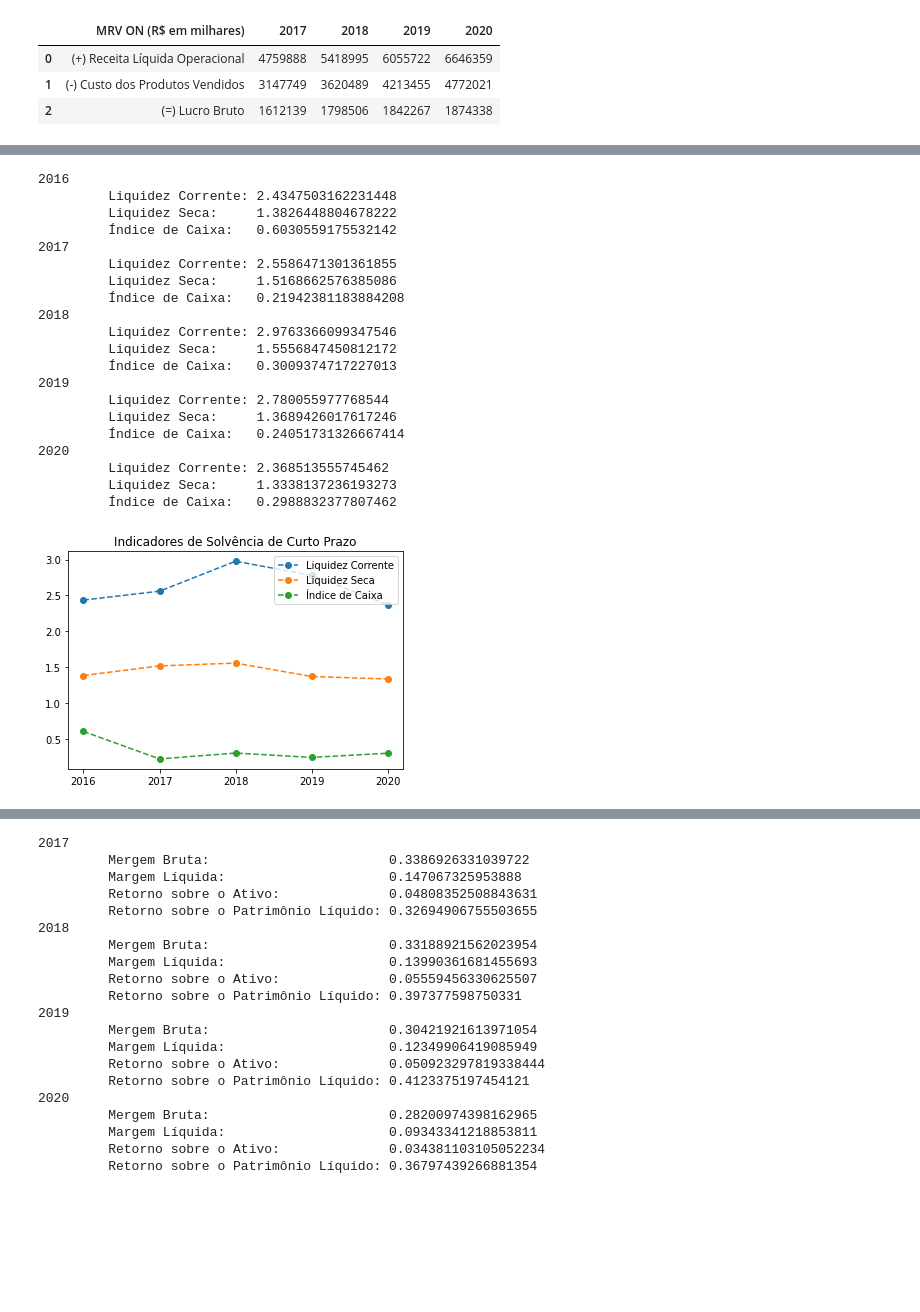
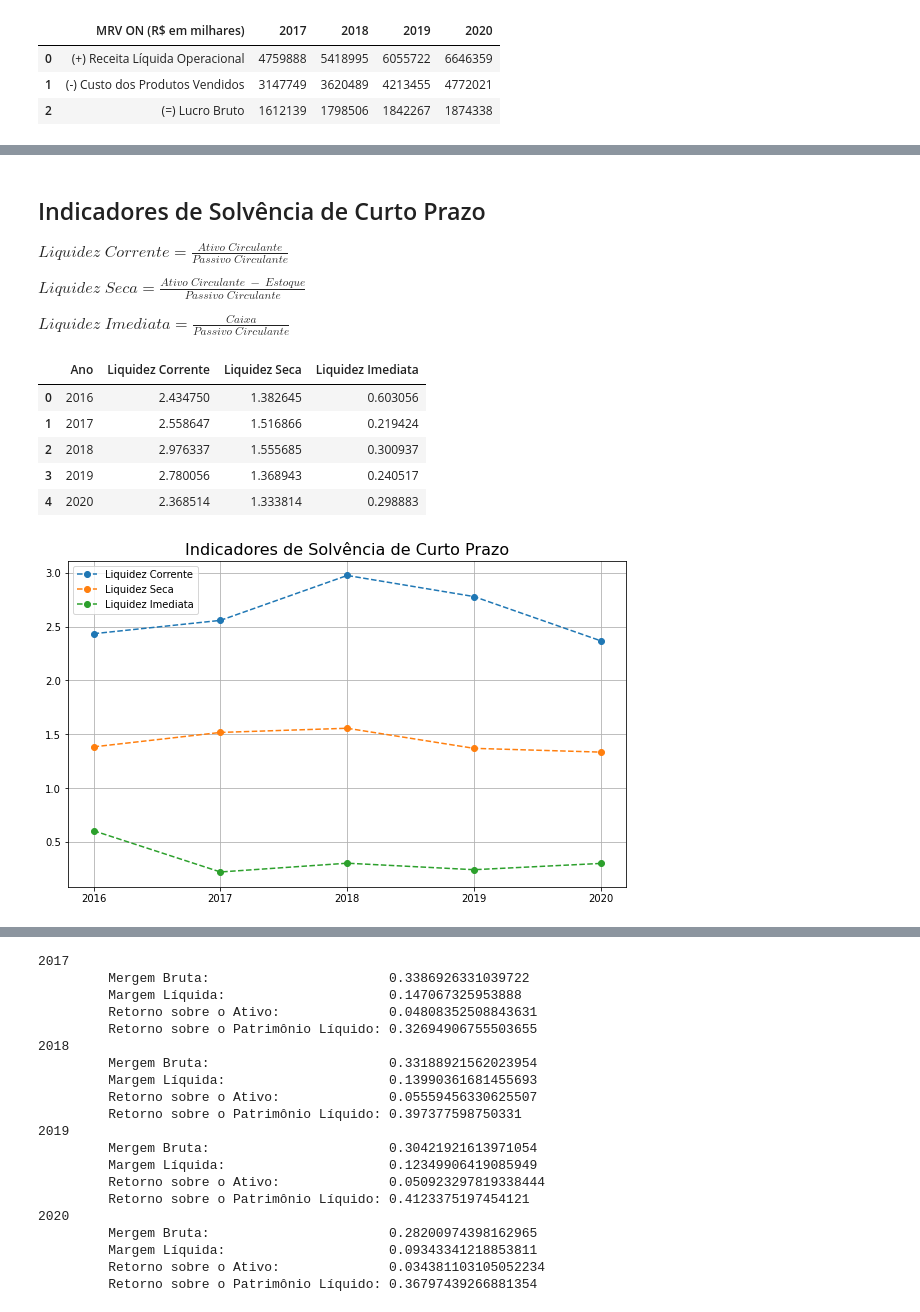
Before and after one commit to pedrotramos/Analise-MRV, a Jupyter notebook: APS.ipynb, the cells around one changed output, grey strips where cells are left out. Drawn from its saved outputs; the diff is of its cells as text; code cells hidden in the pictures; blank space fills up the shorter version.

```diff
--- a/APS.ipynb
+++ b/APS.ipynb
@@ -50,60 +50,59 @@ getValue(DFC, 'Lucro Líquido', 2018)
 <img src="indices.jpg" alt="indices" style="width: 500px;"/>
 
 Essa fórmula de liquidez imediata é a fórmula da liquidez seca... Verificar com o professor
+# %% [markdown]
+## Indicadores de Solvência de Curto Prazo
+
+$Liquidez \; Corrente = \frac{Ativo \; Circulante}{Passivo \; Circulante}$
+
+$Liquidez \; Seca = \frac{Ativo \; Circulante \; - \; Estoque}{Passivo \; Circulante}$
+
+$Liquidez \; Imediata = \frac{Caixa}{Passivo \; Circulante}$
 # %%
-# Indicadores de solvência de curto prazo:
 years = [2016, 2017, 2018, 2019, 2020]
 
 liquidezCorrente = []
 liquidezSeca = []
-indiceDeCaixa = []
+liquidezImediata = []
 
 for i in years:
     ativoCirculante = getValue(BP, 'Ativo Circulante', i)
     passivoCirculante = getValue(BP, 'Passivo Circulante', i)
-    estoques = getValue(BP, 'Estoques', i)
+    estoquesCP = getValue(BP, 'Estoques CP', i)
     caixa = getValue(BP, 'Caixa e Equivalentes', i)
 
-    liquidezCorrente_ = ativoCirculante/passivoCirculante
-    liquidezSeca_ = (ativoCirculante - estoques)/passivoCirculante
-    indiceDeCaixa_ = caixa/passivoCirculante
+    liquidezCorrente_ = ativoCirculante / passivoCirculante
+    liquidezSeca_ = (ativoCirculante - estoquesCP) / passivoCirculante
+    liquidezImediata_ = caixa / passivoCirculante
 
     liquidezCorrente.append(liquidezCorrente_)
     liquidezSeca.append(liquidezSeca_)
-    indiceDeCaixa.append(indiceDeCaixa_)
+    liquidezImediata.append(liquidezImediata_)
 
-for i in range(len(years)):
-    print(years[i])
-    print(f"\t Liquidez Corrente: {liquidezCorrente[i]}")
-    print(f"\t Liquidez Seca:     {liquidezSeca[i]}")
-    print(f"\t Índice de Caixa:   {indiceDeCaixa[i]}")
+solvenciaCP = pd.DataFrame()
 
-plt.plot(years, liquidezCorrente, 'o--', label="Liquidez Corrente")
-plt.plot(years, liquidezSeca, 'o--', label="Liquidez Seca")
-plt.plot(years, indiceDeCaixa, 'o--', label="Índice de Caixa")
-plt.xticks(years)
-plt.title("Indicadores de Solvência de Curto Prazo")
-plt.legend()
-plt.show()
+solvenciaCP["Ano"] = years
+solvenciaCP["Liquidez Corrente"] = liquidezCorrente
+solvenciaCP["Liquidez Seca"] = liquidezSeca
+solvenciaCP["Liquidez Imediata"] = liquidezImediata
+
+solvenciaCP
 # %% [output]
-2016
-         Liquidez Corrente: 2.4347503162231448
-         Liquidez Seca:     1.3826448804678222
-         Índice de Caixa:   0.6030559175532142
-2017
-         Liquidez Corrente: 2.5586471301361855
-         Liquidez Seca:     1.5168662576385086
-         Índice de Caixa:   0.21942381183884208
-2018
-         Liquidez Corrente: 2.9763366099347546
-         Liquidez Seca:     1.5556847450812172
-         Índice de Caixa:   0.3009374717227013
-2019
-         Liquidez Corrente: 2.780055977768544
-         Liquidez Seca:     1.3689426017617246
-         Índice de Caixa:   0.24051731326667414
-2020
-         Liquidez Corrente: 2.368513555745462
-         Liquidez Seca:     1.3338137236193273
-         Índice de Caixa:   0.2988832377807462
-[figure, removed]
+|  | Ano | Liquidez Corrente | Liquidez Seca | Liquidez Imediata |
+| 0 | 2016 | 2.434750 | 1.382645 | 0.603056 |
+| 1 | 2017 | 2.558647 | 1.516866 | 0.219424 |
+| 2 | 2018 | 2.976337 | 1.555685 | 0.300937 |
+| 3 | 2019 | 2.780056 | 1.368943 | 0.240517 |
+| 4 | 2020 | 2.368514 | 1.333814 | 0.298883 |
+# %%
+plt.figure(figsize=(10, 6))
+plt.plot(years, liquidezCorrente, 'o--', label="Liquidez Corrente")
+plt.plot(years, liquidezSeca, 'o--', label="Liquidez Seca")
+plt.plot(years, liquidezImediata, 'o--', label="Liquidez Imediata")
+plt.xticks(years)
+plt.title("Indicadores de Solvência de Curto Prazo", size=16)
+plt.grid(True)
+plt.legend()
+plt.show()
+# %% [output]
+[figure, added]
```
Also changed, not shown: parts of 15 cells of this notebook, 1 other file.
